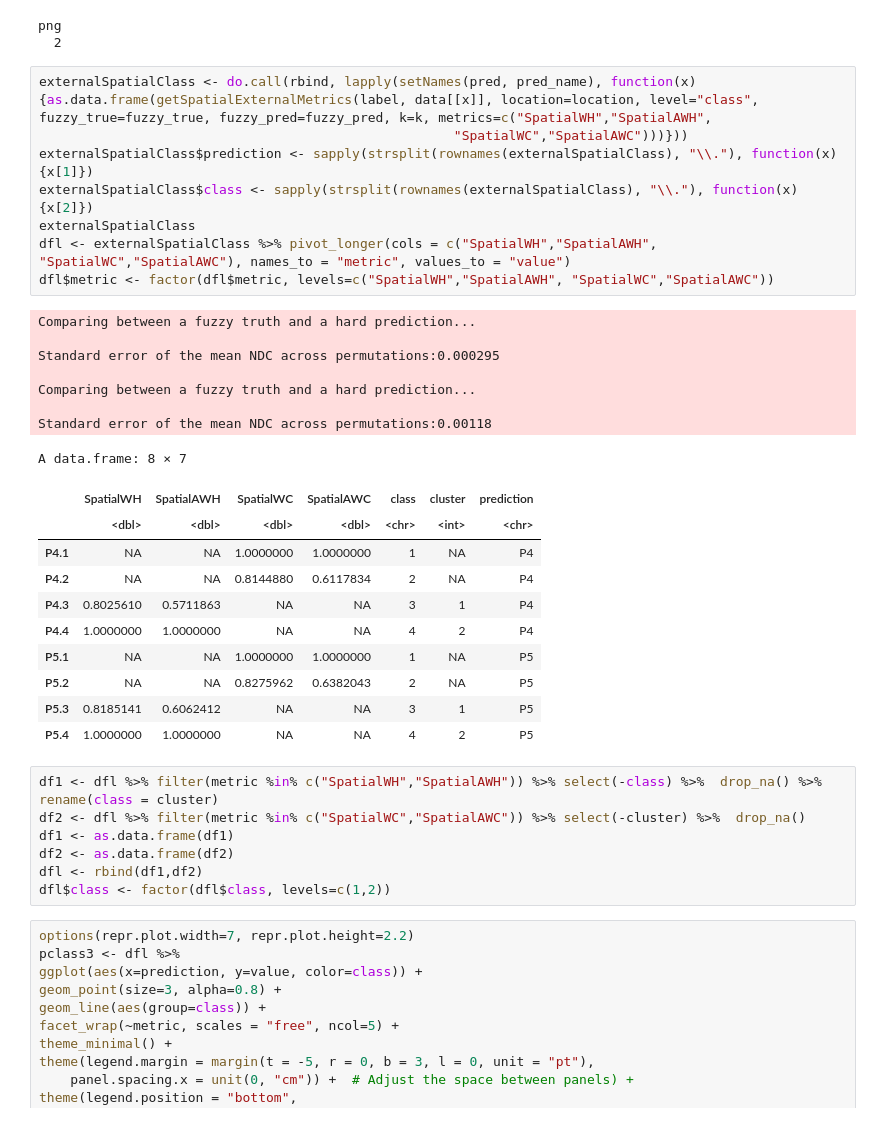
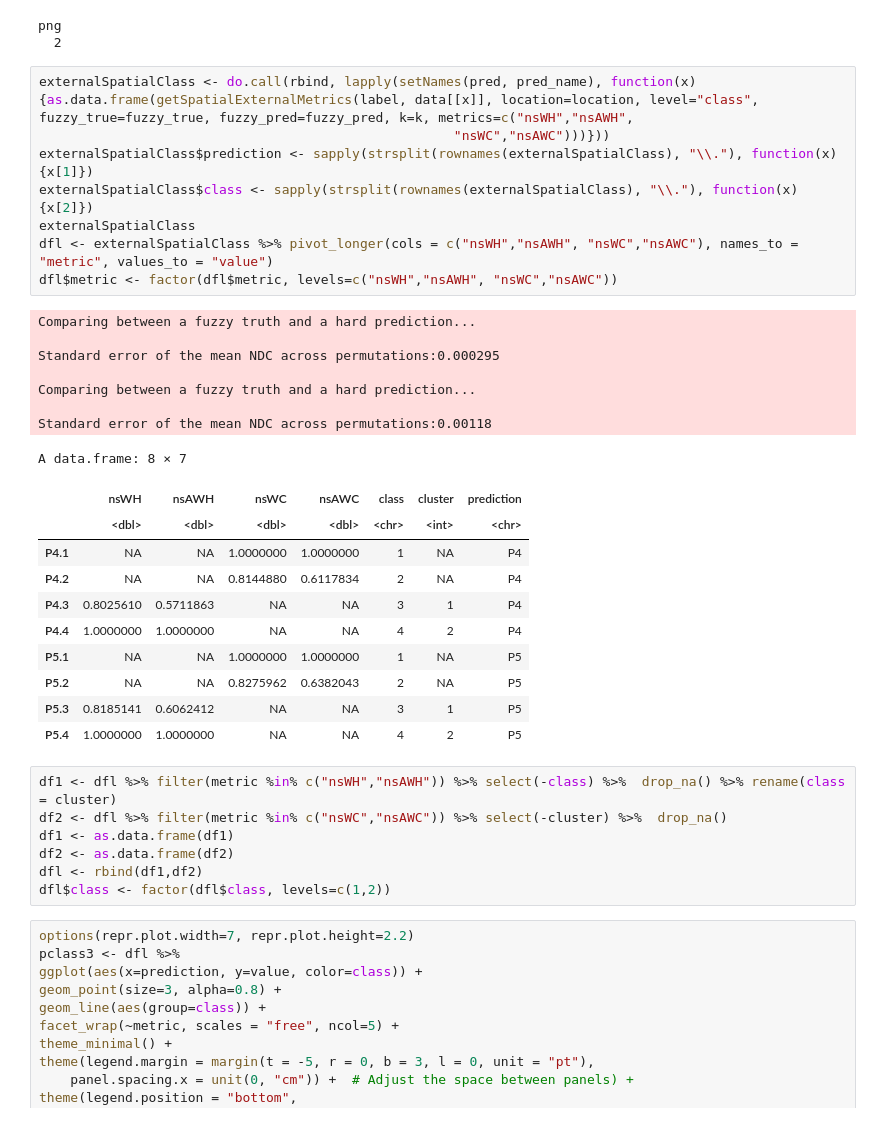
Before and after one commit to RoseYuan/metric_paper, a Jupyter notebook: Figures/spatial_toy_examples/spatial_toy_examples.ipynb, the cells around one changed output. Saved outputs shown, nothing was run; the diff lists cells and outputs as text.

Commit message:
update spatial metric name

```diff
--- a/Figures/spatial_toy_examples/spatial_toy_examples.ipynb
+++ b/Figures/spatial_toy_examples/spatial_toy_examples.ipynb
@@ -579,23 +579,23 @@ dev.off()
 png
   2
 # %%
-externalSpatialClass <- do.call(rbind, lapply(setNames(pred, pred_name), function(x){as.data.frame(getSpatialExternalMetrics(label, data[[x]], location=location, level="class", fuzzy_true=fuzzy_true, fuzzy_pred=fuzzy_pred, k=k, metrics=c("SpatialWH","SpatialAWH",
-                                                     "SpatialWC","SpatialAWC")))}))
+externalSpatialClass <- do.call(rbind, lapply(setNames(pred, pred_name), function(x){as.data.frame(getSpatialExternalMetrics(label, data[[x]], location=location, level="class", fuzzy_true=fuzzy_true, fuzzy_pred=fuzzy_pred, k=k, metrics=c("nsWH","nsAWH",
+                                                     "nsWC","nsAWC")))}))
 externalSpatialClass$prediction <- sapply(strsplit(rownames(externalSpatialClass), "\\."), function(x){x[1]})
 externalSpatialClass$class <- sapply(strsplit(rownames(externalSpatialClass), "\\."), function(x){x[2]})
 externalSpatialClass
-dfl <- externalSpatialClass %>% pivot_longer(cols = c("SpatialWH","SpatialAWH", "SpatialWC","SpatialAWC"), names_to = "metric", values_to = "value")
-dfl$metric <- factor(dfl$metric, levels=c("SpatialWH","SpatialAWH", "SpatialWC","SpatialAWC"))
+dfl <- externalSpatialClass %>% pivot_longer(cols = c("nsWH","nsAWH", "nsWC","nsAWC"), names_to = "metric", values_to = "value")
+dfl$metric <- factor(dfl$metric, levels=c("nsWH","nsAWH", "nsWC","nsAWC"))
 # %% [output]
 Comparing between a fuzzy truth and a hard prediction...
 
 Standard error of the mean NDC across permutations:0.000295
 
 Comparing between a fuzzy truth and a hard prediction...
 
 Standard error of the mean NDC across permutations:0.00118
 A data.frame: 8 × 7
-|  | SpatialWH | SpatialAWH | SpatialWC | SpatialAWC | class | cluster | prediction |
+|  | nsWH | nsAWH | nsWC | nsAWC | class | cluster | prediction |
 |  | <dbl> | <dbl> | <dbl> | <dbl> | <chr> | <int> | <chr> |
 | P4.1 | NA | NA | 1.0000000 | 1.0000000 | 1 | NA | P4 |
 | P4.2 | NA | NA | 0.8144880 | 0.6117834 | 2 | NA | P4 |
@@ -606,8 +606,8 @@ A data.frame: 8 × 7
 | P5.3 | 0.8185141 | 0.6062412 | NA | NA | 3 | 1 | P5 |
 | P5.4 | 1.0000000 | 1.0000000 | NA | NA | 4 | 2 | P5 |
 # %%
-df1 <- dfl %>% filter(metric %in% c("SpatialWH","SpatialAWH")) %>% select(-class) %>%  drop_na() %>% rename(class = cluster)
-df2 <- dfl %>% filter(metric %in% c("SpatialWC","SpatialAWC")) %>% select(-cluster) %>%  drop_na()
+df1 <- dfl %>% filter(metric %in% c("nsWH","nsAWH")) %>% select(-class) %>%  drop_na() %>% rename(class = cluster)
+df2 <- dfl %>% filter(metric %in% c("nsWC","nsAWC")) %>% select(-cluster) %>%  drop_na()
 df1 <- as.data.frame(df1)
 df2 <- as.data.frame(df2)
 dfl <- rbind(df1,df2)
```
Also changed, not shown: parts of 5 cells of this notebook.
